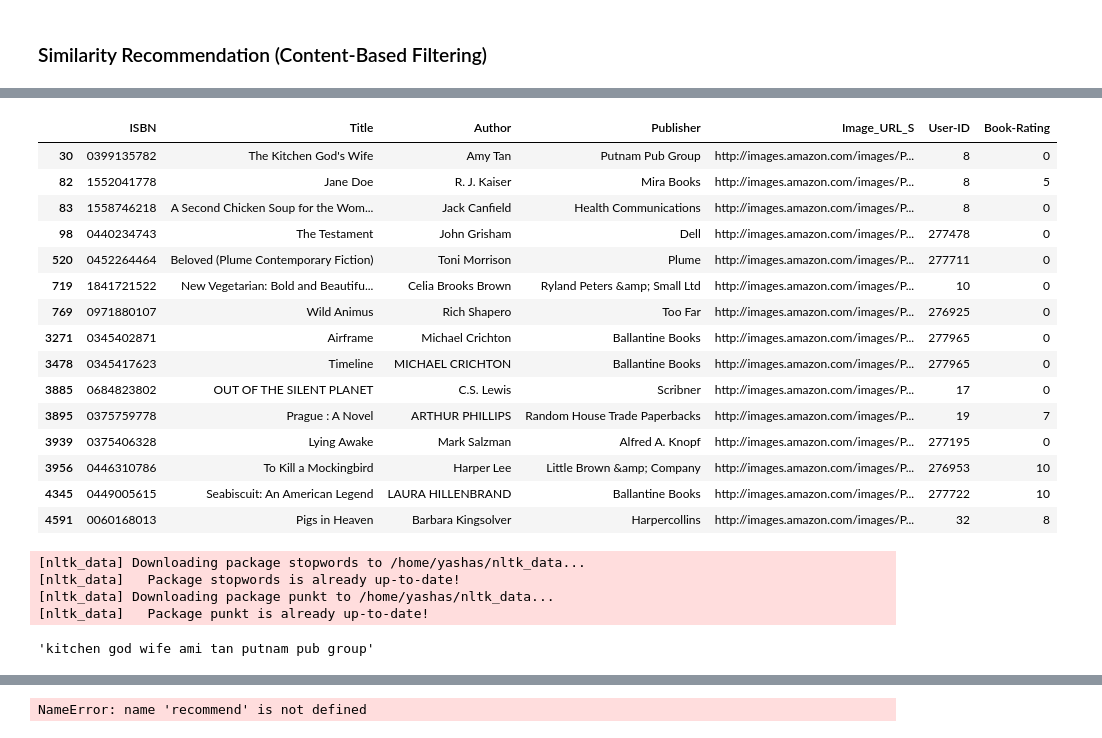
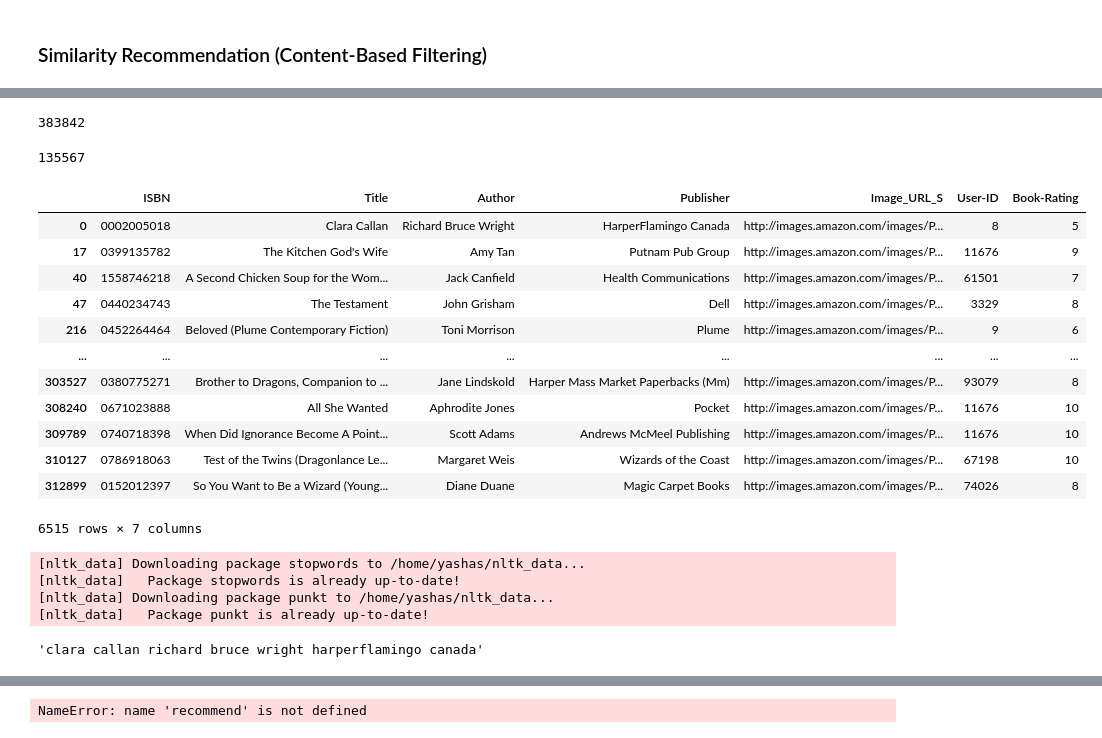
Before and after one commit to Yashas-153/Personalized_Book_Recommendation_System, a Jupyter notebook: Notebooks/bookrecom-ipynb.ipynb, the cells around one changed output, grey strips where cells are left out. Drawn from its saved outputs; the diff is of its cells as text; code cells hidden in the pictures.

```diff
--- a/Notebooks/bookrecom-ipynb.ipynb
+++ b/Notebooks/bookrecom-ipynb.ipynb
@@ -4,9 +4,9 @@ import numpy as np
 import warnings
 warnings.filterwarnings("ignore")
 # %%
-books = pd.read_csv("Books.csv")
-ratings = pd.read_csv("Ratings.csv")
-users = pd.read_csv("Users.csv")
+books = pd.read_csv("../Datasets/Books.csv")
+ratings = pd.read_csv("../Datasets/Ratings.csv")
+users = pd.read_csv("../Datasets/Users.csv")
 # %%
 books = books.set_axis(["ISBN","Title","Author","Year","Publisher","Image_URL_S","Image_URL_M","Image_URL_L"], axis = "columns")
 books.head()
@@ -123,4 +116,5 @@ Name: count, dtype: int64
 # %%
+ratings = ratings[ratings["Book-Rating"] != 0]
 ratings.groupby(by = "User-ID").count().sort_values(by = "ISBN", ascending = False).head(10)
 # %% [output]
 |  | ISBN | Book-Rating |
@@ -188,6 +182,10 @@ books.head()
 | 2 | 0060973129 | Decision in Normandy | Carlo D'Este | 1991 | HarperPerennial | http://images.amazon.com/images/P... | http://images.amazon.com/images/P... | http://images.amazon.com/images/P... |
 | 3 | 0374157065 | Flu: The Story of the Great Influ... | Gina Bari Kolata | 1999 | Farrar Straus Giroux | http://images.amazon.com/images/P... | http://images.amazon.com/images/P... | http://images.amazon.com/images/P... |
 | 4 | 0393045218 | The Mummies of Urumchi | E. J. W. Barber | 1999 | W. W. Norton &amp; Company | http://images.amazon.com/images/P... | http://images.amazon.com/images/P... | http://images.amazon.com/images/P... |
+# %%
+
+ratings = ratings[ratings["Book-Rating"] != 0]
+#ratings = pd.read_csv("../Datasets/Ratings.csv")
 # %% [markdown]
 ### Top Recommendations
 # %%
@@ -248,25 +328,28 @@ similarity_top = similarity_top.merge(ratings,on = "ISBN")
+# %%
+print(len(similarity_top))
+similarity_top["Title"].nunique()
+# %% [output]
+383842
+135567
 # %%
-top_rated_books = similarity_top.groupby("Title").count()["Book-Rating"] > 20
+top_rated_books = similarity_top.groupby("Title").count()["Book-Rating"]  > 8
 similarity_top = similarity_top[similarity_top["Title"].isin(top_rated_books[top_rated_books].index)]
 similarity_top = similarity_top.drop_duplicates(subset = ["Title"], keep = "first")
-similarity_top.head(15)
+similarity_top
 # %% [output]
 |  | ISBN | Title | Author | Publisher | Image_URL_S | User-ID | Book-Rating |
-| 30 | 0399135782 | The Kitchen God's Wife | Amy Tan | Putnam Pub Group | http://images.amazon.com/images/P... | 8 | 0 |
-| 82 | 1552041778 | Jane Doe | R. J. Kaiser | Mira Books | http://images.amazon.com/images/P... | 8 | 5 |
-| 83 | 1558746218 | A Second Chicken Soup for the Wom... | Jack Canfield | Health Communications | http://images.amazon.com/images/P... | 8 | 0 |
-| 98 | 0440234743 | The Testament | John Grisham | Dell | http://images.amazon.com/images/P... | 277478 | 0 |
-| 520 | 0452264464 | Beloved (Plume Contemporary Fiction) | Toni Morrison | Plume | http://images.amazon.com/images/P... | 277711 | 0 |
-| 719 | 1841721522 | New Vegetarian: Bold and Beautifu... | Celia Brooks Brown | Ryland Peters &amp; Small Ltd | http://images.amazon.com/images/P... | 10 | 0 |
-| 769 | 0971880107 | Wild Animus | Rich Shapero | Too Far | http://images.amazon.com/images/P... | 276925 | 0 |
-| 3271 | 0345402871 | Airframe | Michael Crichton | Ballantine Books | http://images.amazon.com/images/P... | 277965 | 0 |
-| 3478 | 0345417623 | Timeline | MICHAEL CRICHTON | Ballantine Books | http://images.amazon.com/images/P... | 277965 | 0 |
-| 3885 | 0684823802 | OUT OF THE SILENT PLANET | C.S. Lewis | Scribner | http://images.amazon.com/images/P... | 17 | 0 |
-| 3895 | 0375759778 | Prague : A Novel | ARTHUR PHILLIPS | Random House Trade Paperbacks | http://images.amazon.com/images/P... | 19 | 7 |
-| 3939 | 0375406328 | Lying Awake | Mark Salzman | Alfred A. Knopf | http://images.amazon.com/images/P... | 277195 | 0 |
-| 3956 | 0446310786 | To Kill a Mockingbird | Harper Lee | Little Brown &amp; Company | http://images.amazon.com/images/P... | 276953 | 10 |
-| 4345 | 0449005615 | Seabiscuit: An American Legend | LAURA HILLENBRAND | Ballantine Books | http://images.amazon.com/images/P... | 277722 | 10 |
-| 4591 | 0060168013 | Pigs in Heaven | Barbara Kingsolver | Harpercollins | http://images.amazon.com/images/P... | 32 | 8 |
+| 0 | 0002005018 | Clara Callan | Richard Bruce Wright | HarperFlamingo Canada | http://images.amazon.com/images/P... | 8 | 5 |
+| 17 | 0399135782 | The Kitchen God's Wife | Amy Tan | Putnam Pub Group | http://images.amazon.com/images/P... | 11676 | 9 |
+| 40 | 1558746218 | A Second Chicken Soup for the Wom... | Jack Canfield | Health Communications | http://images.amazon.com/images/P... | 61501 | 7 |
+| 47 | 0440234743 | The Testament | John Grisham | Dell | http://images.amazon.com/images/P... | 3329 | 8 |
+| 216 | 0452264464 | Beloved (Plume Contemporary Fiction) | Toni Morrison | Plume | http://images.amazon.com/images/P... | 9 | 6 |
+| ... | ... | ... | ... | ... | ... | ... | ... |
+| 303527 | 0380775271 | Brother to Dragons, Companion to ... | Jane Lindskold | Harper Mass Market Paperbacks (Mm) | http://images.amazon.com/images/P... | 93079 | 8 |
+| 308240 | 0671023888 | All She Wanted | Aphrodite Jones | Pocket | http://images.amazon.com/images/P... | 11676 | 10 |
+| 309789 | 0740718398 | When Did Ignorance Become A Point... | Scott Adams | Andrews McMeel Publishing | http://images.amazon.com/images/P... | 11676 | 10 |
+| 310127 | 0786918063 | Test of the Twins (Dragonlance Le... | Margaret Weis | Wizards of the Coast | http://images.amazon.com/images/P... | 67198 | 10 |
+| 312899 | 0152012397 | So You Want to Be a Wizard (Young... | Diane Duane | Magic Carpet Books | http://images.amazon.com/images/P... | 74026 | 8 |
+6515 rows × 7 columns
 # %%
 similarity_top["Features"] = similarity_top["Title"] + " " + similarity_top["Author"] + " " + similarity_top["Publisher"]
 # %%
@@ -306,6 +388,6 @@ similarity_top["Features"] = similarity_top["Features"].apply(preprocessing)
 similarity_top = similarity_top.reset_index()
 similarity_top["Features"][0]
 # %% [output]
-'kitchen god wife ami tan putnam pub group'
+'clara callan richard bruce wright harperflamingo canada'
 # %%
 books_data = similarity_top[["Title","Features"]]
```
Also changed, not shown: parts of 62 cells of this notebook, 5 other files.
